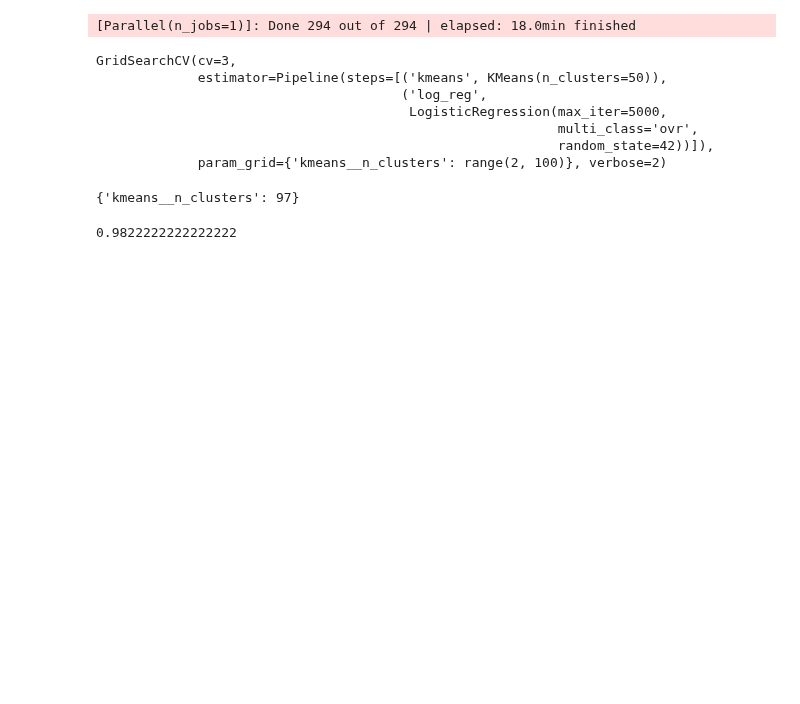
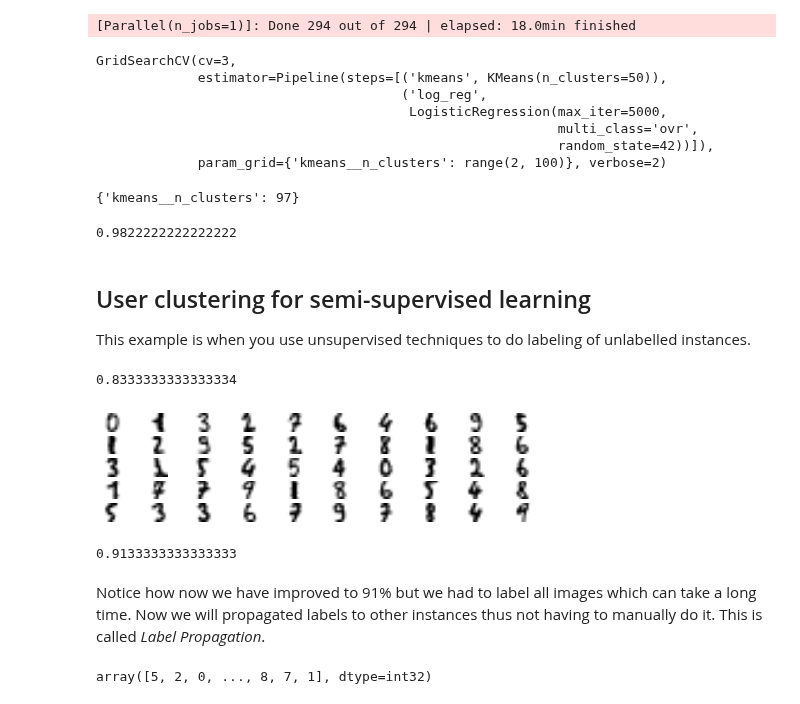
Before and after one commit to espanto28/handsonmlsklearnkerastf, a Jupyter notebook: Chapter9/Unsupervised Learning Techniques.ipynb, the cells around one changed output. Cells and saved outputs as stored; diff of their text form; code cells hidden in the pictures; blank space fills up the shorter version.

```diff
--- a/Chapter9/Unsupervised Learning Techniques.ipynb
+++ b/Chapter9/Unsupervised Learning Techniques.ipynb
@@ -714,3 +714,32 @@ grid_clf.best_params_
 grid_clf.score(X_test,y_test)
 # %% [output]
 0.9822222222222222
+# %% [markdown]
+## User clustering for semi-supervised learning
+
+This example is when you use unsupervised techniques to do labeling of unlabelled instances.
+# %%
+n_labeled = 50
+log_reg = LogisticRegression(multi_class="ovr", solver="lbfgs", random_state=42)
+log_reg.fit(X_train[:n_labeled], y_train[:n_labeled])
+log_reg.score(X_test, y_test)
+# %% [output]
+0.8333333333333334
+# %%
+k = 50
+# %%
+kmeans = KMeans(n_clusters=k, random_state=42)
+X_digits_dist = kmeans.fit_transform(X_train)
+representative_digit_idx = np.argmin(X_digits_dist, axis=0)
+X_representative_digits = X_train[representative_digit_idx]
+# %%
+plt.figure(figsize=(8, 2))
+for index, X_representative_digit in enumerate(X_representative_digits):
+    plt.subplot(k // 10, 10, index + 1)
+    plt.imshow(X_representative_digit.reshape(8, 8), cmap="binary", interpolation="bilinear")
+    plt.axis('off')
+
+#save_fig("representative_images_diagram", tight_layout=False)
+plt.show()
+# %% [output]
+[figure, added]
@@ -716,0 +753,8 @@ grid_clf.score(X_test,y_test)
+# %%
+log_reg = LogisticRegression(multi_class="ovr", solver="lbfgs", max_iter=5000, random_state=42)
+log_reg.fit(X_representative_digits, y_representative_digits)
+log_reg.score(X_test, y_test)
+# %% [output]
+0.9133333333333333
+# %% [markdown]
+Notice how now we have improved to 91% but we had to label all images which can take a long time. Now we will propagated labels to other instances thus not having to manually do it. This is called *Label Propagation*.
@@ -716,0 +765,4 @@ grid_clf.score(X_test,y_test)
+# %%
+y_train_propagated
+# %% [output]
+array([5, 2, 0, ..., 8, 7, 1], dtype=int32)
```
Also changed, not shown: parts of 55 cells of this notebook.
